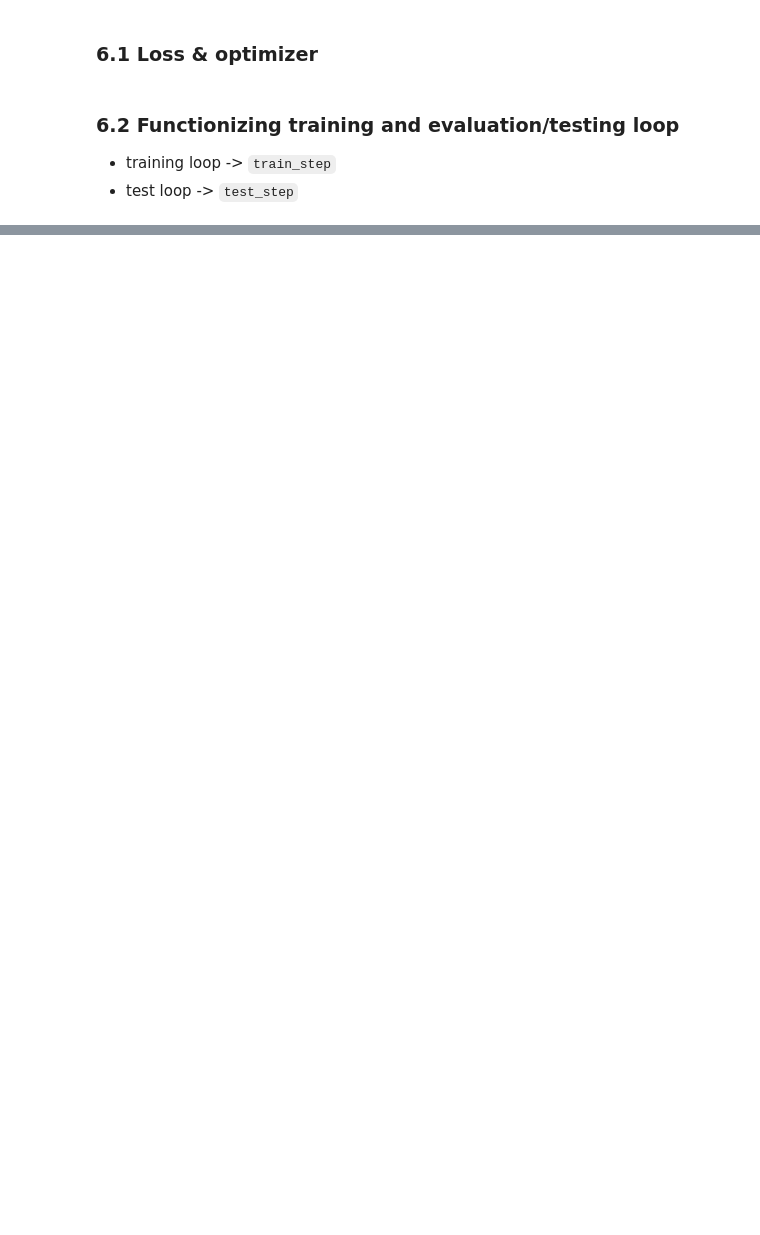
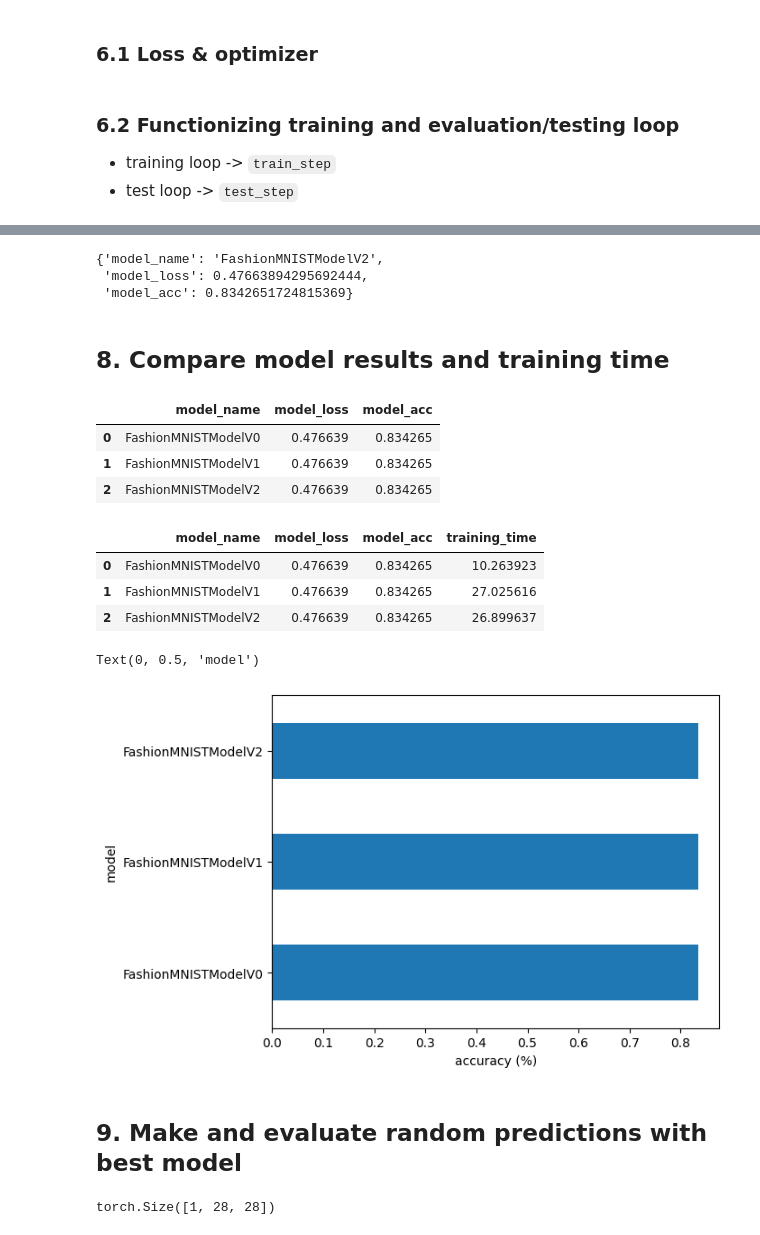
Before and after one commit to JavierMdT/PyTorch-Course, a Jupyter notebook: 03_pytorch_computer_vision/03_pytorch_computer_vision.ipynb, the cells around one changed output, grey strips where cells are left out. Saved outputs shown, nothing was run; the diff lists cells and outputs as text; code cells hidden in the pictures; blank space fills up the shorter version.

```diff
--- a/03_pytorch_computer_vision/03_pytorch_computer_vision.ipynb
+++ b/03_pytorch_computer_vision/03_pytorch_computer_vision.ipynb
@@ -674,0 +880,8 @@ Epoch: 0
+# %%
+# Loss & optimizer
+loss_fn = torch.nn.CrossEntropyLoss()
+optimizer = torch.optim.SGD(params=model_2.parameters(),
+                            lr=.1)
+acc_fn = Accuracy(task="multiclass",
+                  num_classes=len(class_names)).to(device)
+acc_fn.device
@@ -674,0 +937,46 @@ Epoch: 0
+# %%
+# Model 2 results
+model_2_results = eval_model(model=model_2,
+                             data_loader=test_dataloader,
+                             acc_fn=acc_fn,
+                             device=device,
+                             loss_fn=loss_fn)
+model_2_results
+# %% [output]
+{'model_name': 'FashionMNISTModelV2',
+ 'model_loss': 0.47663894295692444,
+ 'model_acc': 0.8342651724815369}
+# %% [markdown]
+## 8. Compare model results and training time
+# %%
+import pandas as pd
+
+compare_results = pd.DataFrame([model_0_results,
+                                model_1_results,
+                                model_2_results])
+compare_results
+# %% [output]
+|  | model_name | model_loss | model_acc |
+| 0 | FashionMNISTModelV0 | 0.476639 | 0.834265 |
+| 1 | FashionMNISTModelV1 | 0.476639 | 0.834265 |
+| 2 | FashionMNISTModelV2 | 0.476639 | 0.834265 |
+# %%
+compare_results["training_time"] = [train_time_0,
+                                    train_time_1,
+                                    train_time_2]
+compare_results
+# %% [output]
+|  | model_name | model_loss | model_acc | training_time |
+| 0 | FashionMNISTModelV0 | 0.476639 | 0.834265 | 10.263923 |
+| 1 | FashionMNISTModelV1 | 0.476639 | 0.834265 | 27.025616 |
+| 2 | FashionMNISTModelV2 | 0.476639 | 0.834265 | 26.899637 |
+# %%
+# Visualize our model results
+compare_results.set_index("model_name")["model_acc"].plot(kind="barh")
+plt.xlabel("accuracy (%)")
+plt.ylabel("model")
+# %% [output]
+Text(0, 0.5, 'model')
+[figure, added]
+# %% [markdown]
+## 9. Make and evaluate random predictions with best model
@@ -674,0 +1007,14 @@ Epoch: 0
+# %%
+import random
+#random.seed(42)
+test_samples = []
+test_labels = []
+
+for sample, label in random.sample(list(test_data), k=9):
+    test_samples.append(sample)
+    test_labels.append(label)
+
+# View first sample shape
+test_samples[0].shape
+# %% [output]
+torch.Size([1, 28, 28])
```
Also changed, not shown: parts of 42 cells of this notebook, 2 other files.
